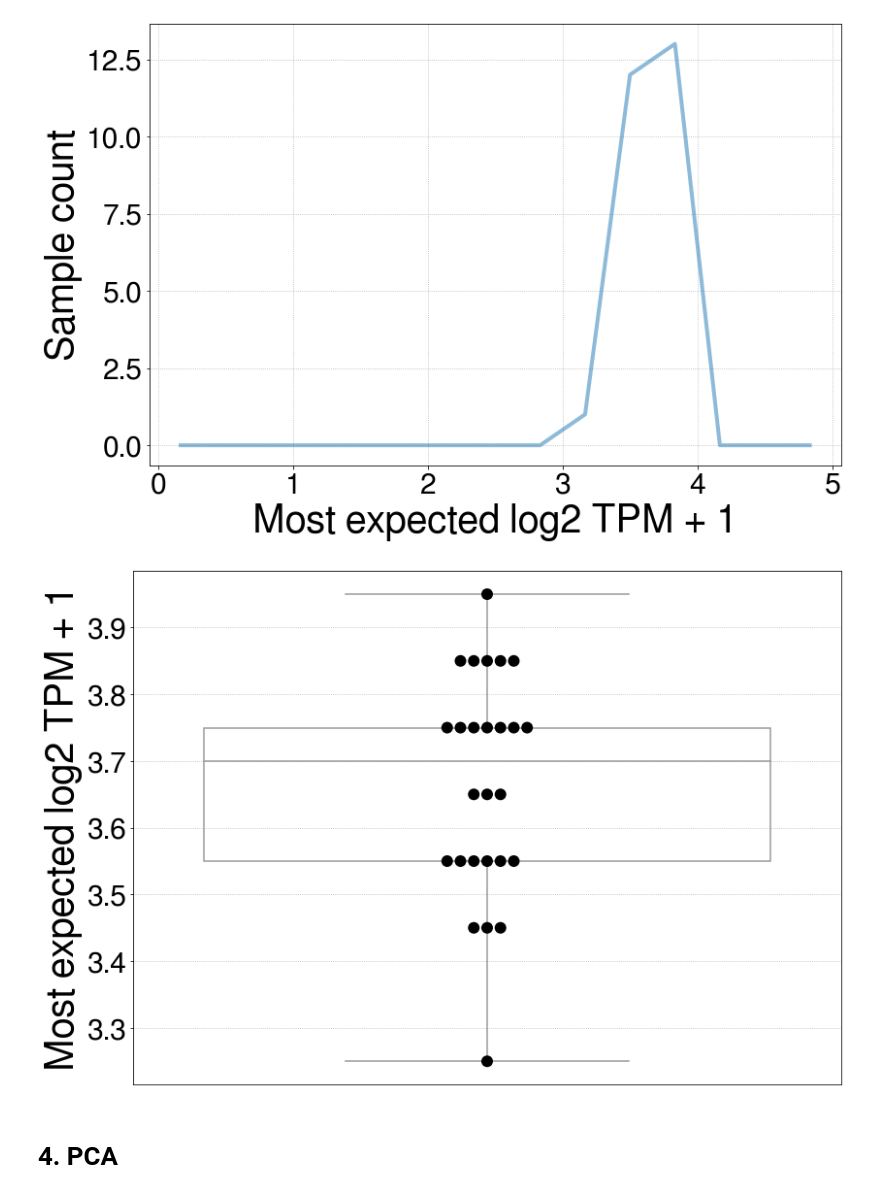
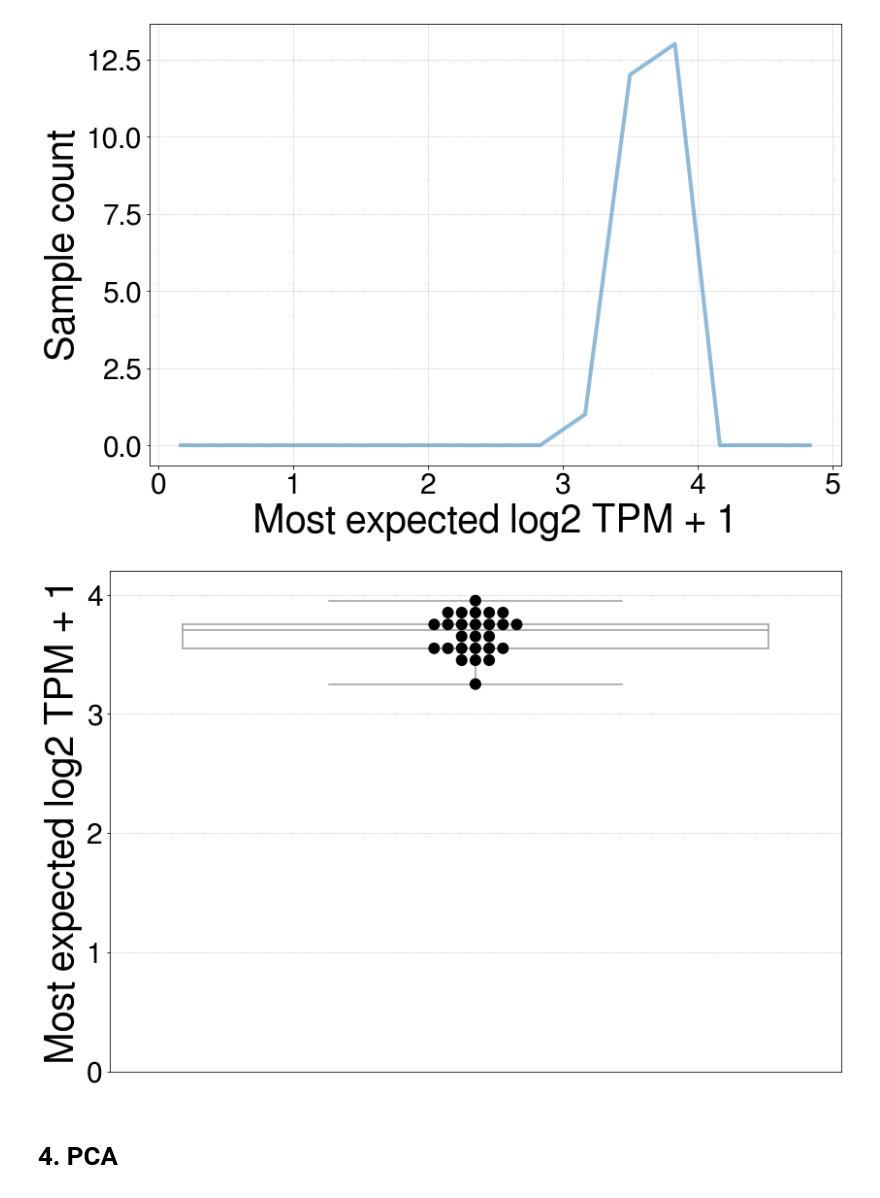
Before and after one commit to adelomana/egoi, a Jupyter notebook: gene_expression_analysis/gene_level_tpm_finder/gene expression distribution.ipynb, the cells around one changed output. Cells and saved outputs as stored; diff of their text form; code cells hidden in the pictures.

```diff
--- a/gene_expression_analysis/gene_level_tpm_finder/gene expression distribution.ipynb
+++ b/gene_expression_analysis/gene_level_tpm_finder/gene expression distribution.ipynb
@@ -143,12 +143,13 @@ matplotlib.pyplot.tight_layout()
 # %%
 seaborn.boxplot(data=most_likely_expressions, color='white')
 seaborn.swarmplot(data=most_likely_expressions, color='black', size=12)
+matplotlib.pyplot.ylim([0, 4.2])
 matplotlib.pyplot.grid(ls=':')
 matplotlib.pyplot.ylabel('Most expected log2 TPM + 1')
 matplotlib.pyplot.xticks([])
 matplotlib.pyplot.tight_layout()
 # %% [output]
-[figure, old version]
+[figure, new version]
 # %% [markdown]
 # 4. PCA
 # %%
```
